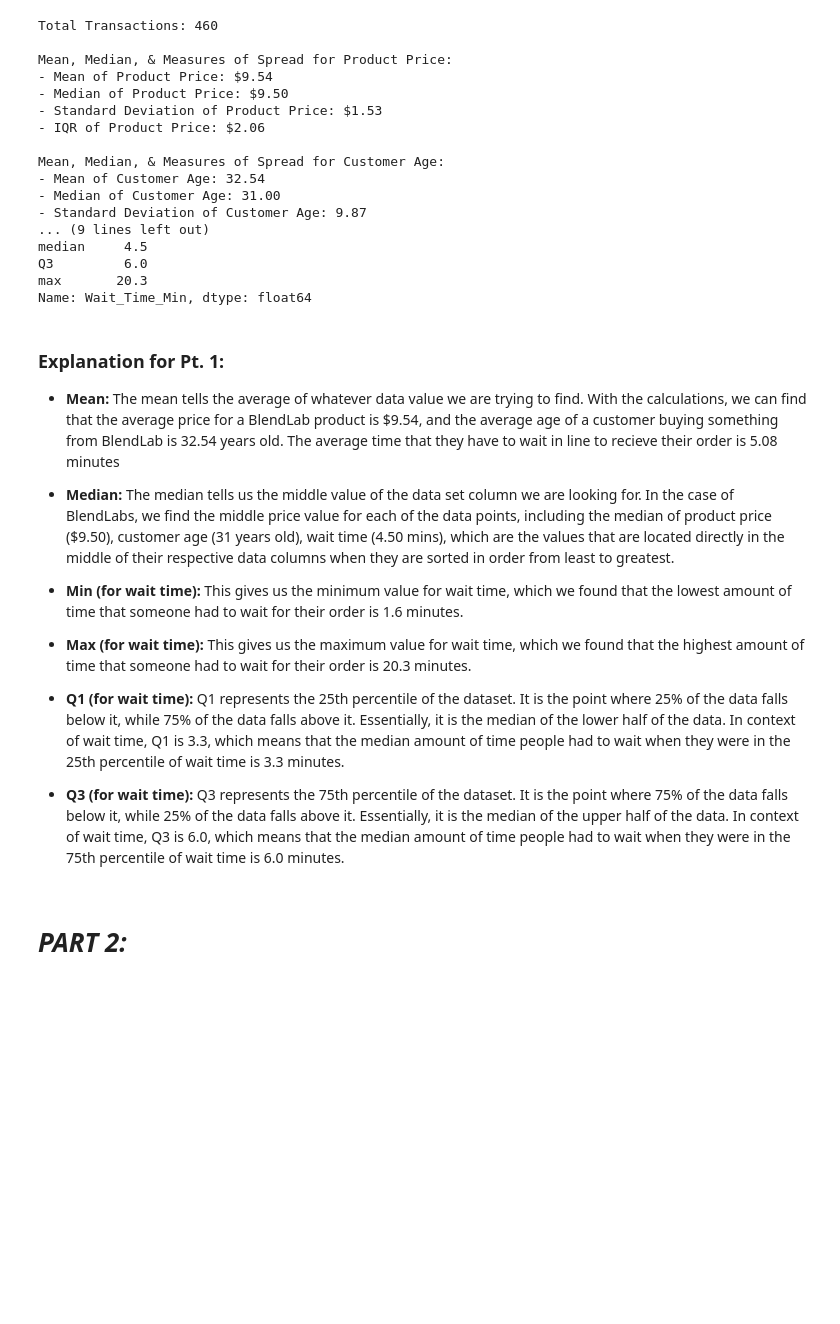
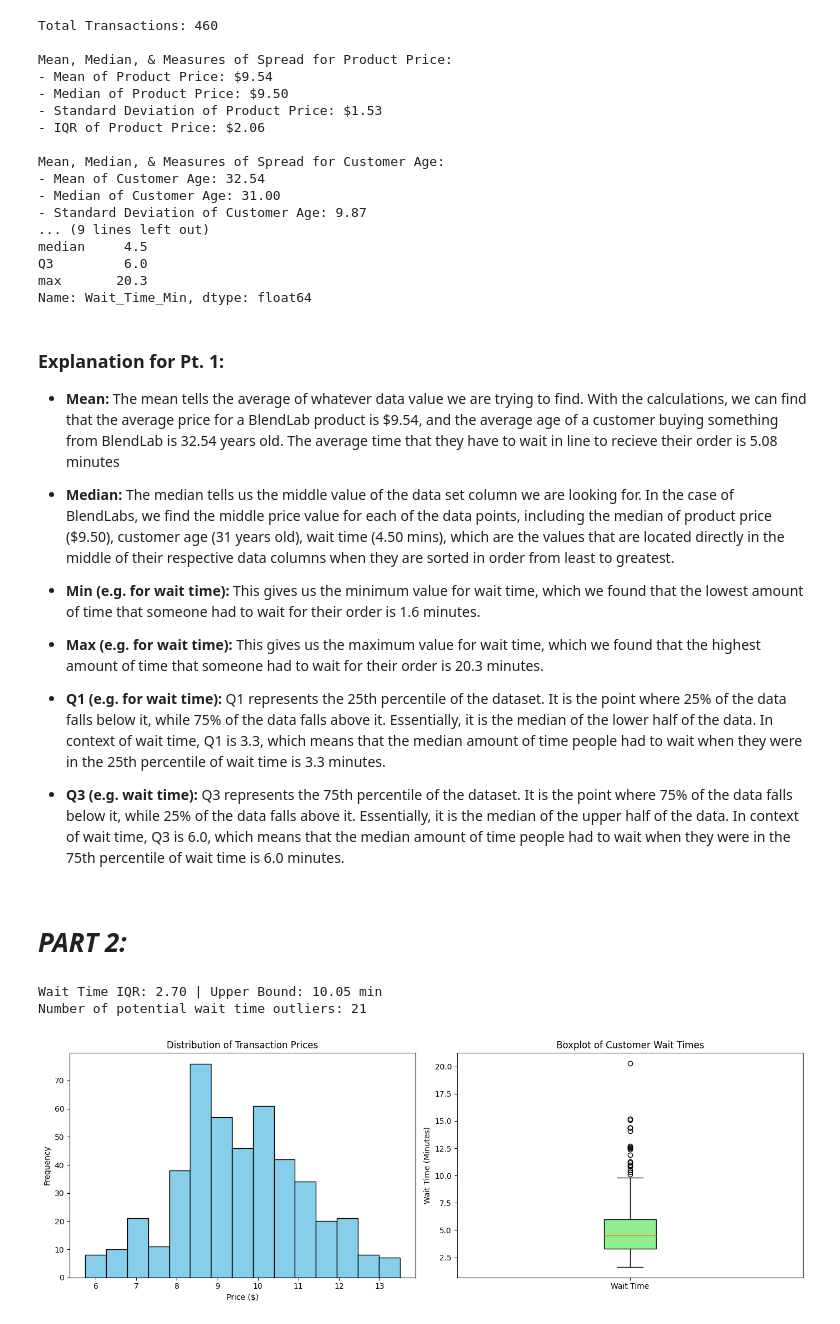
Before and after one commit to AD8787/AP-Stats-DS, a Jupyter notebook: BlendLab.ipynb, the cells around one changed output. Cells and saved outputs as stored; diff of their text form; code cells hidden in the pictures; blank space fills up the shorter version.

```diff
--- a/BlendLab.ipynb
+++ b/BlendLab.ipynb
@@ -301,13 +301,47 @@ Name: Wait_Time_Min, dtype: float64
 
 - **Median:** The median tells us the middle value of the data set column we are looking for. In the case of BlendLabs, we find the middle price value for each of the data points, including the median of product price ($9.50), customer age (31 years old), wait time (4.50 mins), which are the values that are located directly in the middle of their respective data columns when they are sorted in order from least to greatest.
 
-- **Min (for wait time):** This gives us the minimum value for wait time, which we found that the lowest amount of time that someone had to wait for their order is 1.6 minutes.
+- **Min (e.g. for wait time):** This gives us the minimum value for wait time, which we found that the lowest amount of time that someone had to wait for their order is 1.6 minutes.
 
-- **Max (for wait time):** This gives us the maximum value for wait time, which we found that the highest amount of time that someone had to wait for their order is 20.3 minutes.
+- **Max (e.g. for wait time):** This gives us the maximum value for wait time, which we found that the highest amount of time that someone had to wait for their order is 20.3 minutes.
 
-- **Q1 (for wait time):** Q1 represents the 25th percentile of the dataset. It is the point where 25% of the data falls below it, while 75% of the data falls above it. Essentially, it is the median of the lower half of the data. In context of wait time, Q1 is 3.3, which means that the median amount of time people had to wait when they were in the 25th percentile of wait time is 3.3 minutes.
+- **Q1 (e.g. for wait time):** Q1 represents the 25th percentile of the dataset. It is the point where 25% of the data falls below it, while 75% of the data falls above it. Essentially, it is the median of the lower half of the data. In context of wait time, Q1 is 3.3, which means that the median amount of time people had to wait when they were in the 25th percentile of wait time is 3.3 minutes.
 
-- **Q3 (for wait time):** Q3 represents the 75th percentile of the dataset. It is the point where 75% of the data falls below it, while 25% of the data falls above it. Essentially, it is the median of the upper half of the data. In context of wait time, Q3 is 6.0, which means that the median amount of time people had to wait when they were in the 75th percentile of wait time is 6.0 minutes.
+- **Q3 (e.g. wait time):** Q3 represents the 75th percentile of the dataset. It is the point where 75% of the data falls below it, while 25% of the data falls above it. Essentially, it is the median of the upper half of the data. In context of wait time, Q3 is 6.0, which means that the median amount of time people had to wait when they were in the 75th percentile of wait time is 6.0 minutes.
 # %% [markdown]
 
 # ***PART 2:***
+# %%
+Q1_wait = df["Wait_Time_Min"].quantile(0.25)
+Q3_wait = df["Wait_Time_Min"].quantile(0.75)
+IQR_wait = Q3_wait - Q1_wait
+upper_bound_wait = Q3_wait + (1.5 * IQR_wait)
+lower_bound_wait = Q1_wait - (1.5 * IQR_wait)
+
+outliers_wait = df[
+    (df["Wait_Time_Min"] > upper_bound_wait)
+    | (df["Wait_Time_Min"] < lower_bound_wait)
+]
+print(f"Wait Time IQR: {IQR_wait:.2f} | Upper Bound: {upper_bound_wait:.2f} min")
+print(f"Number of potential wait time outliers: {len(outliers_wait)}")
+
+# Visualization 1 & 2: Histogram for Price and Boxplot for Wait Time (Matplotlib)
+fig, axes = plt.subplots(1, 2, figsize = (14, 5))
+
+axes[0].hist(df["Price"], bins=15, color="skyblue", edgecolor="black")
+axes[0].set_title("Distribution of Transaction Prices")
+axes[0].set_xlabel("Price ($)")
+axes[0].set_ylabel("Frequency")
+
+axes[1].boxplot(df["Wait_Time_Min"], vert = True, patch_artist=True, boxprops = dict(facecolor="lightgreen"))
+axes[1].set_title("Boxplot of Customer Wait Times")
+axes[1].set_ylabel("Wait Time (Minutes)")
+axes[1].set_xticks([1])
+axes[1].set_xticklabels(["Wait Time"])
+
+plt.tight_layout()
+plt.show()
+# %% [output]
+Wait Time IQR: 2.70 | Upper Bound: 10.05 min
+Number of potential wait time outliers: 21
+[figure, added]
```
